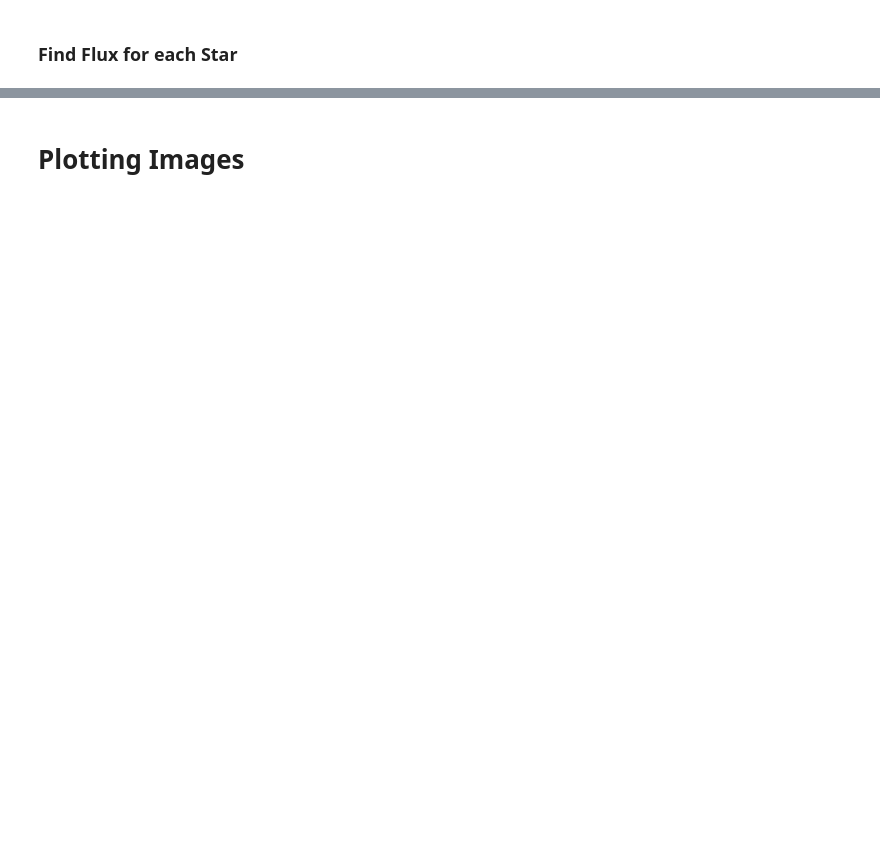
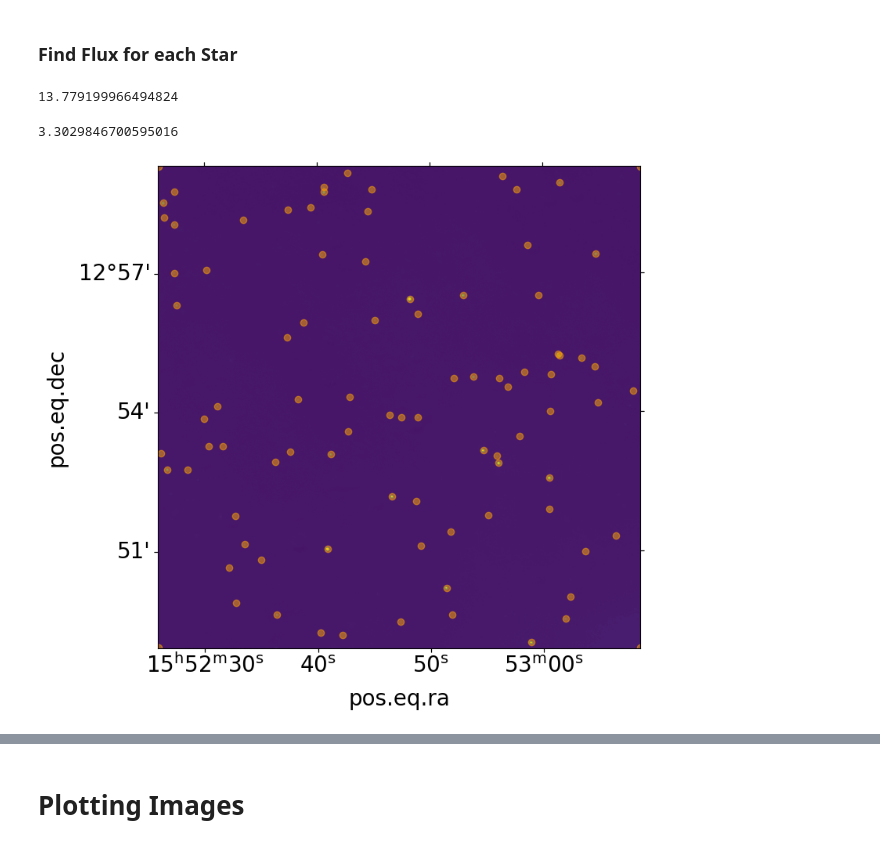
Before and after one commit to daraghhollman/UCD_PASS_Labs, a Jupyter notebook: Astronomy_Image_Analysis/astroImageAnalysis.ipynb, the cells around one changed output, grey strips where cells are left out. Cells and saved outputs as stored; diff of their text form; code cells hidden in the pictures; blank space fills up the shorter version.

```diff
--- a/Astronomy_Image_Analysis/astroImageAnalysis.ipynb
+++ b/Astronomy_Image_Analysis/astroImageAnalysis.ipynb
@@ -467,6 +470,7 @@ def SearchStars(image, fwhm=6., threshold=5, showPlot=False):
         plt.subplot(projection=wcs)
         plt.imshow(image, vmax=20000)
         plt.scatter(sources['xcentroid'], sources['ycentroid'], alpha=0.5, color="orange")
+        plt.grid()
 
     return sources
 
@@ -527,0 +521,54 @@ avgZeroPoint = np.mean(zeroPoints)
+# %%
+def ZeroPoint(flux, calibratedMagnitude, exposureTime):
+    return calibratedMagnitude + 2.5 * np.log10(flux / exposureTime)
+
+zeroPoints = list()
+starsList = [starA, starB, starC, starD]
+
+for star in starsList:
+    zeroPoints.append(ZeroPoint(star.flux, star.calibratedMagnitude, float(objectFITS_NNSer[17][0].header["EXPTIME"])))
+
+avgZeroPoint = np.mean(zeroPoints)
+print(avgZeroPoint)
+# %% [output]
+13.779199966494824
+# %%
+def LimitingMagnitude(image, zeroPoint, originalFITS):
+    sources = SearchStars(image, showPlot=True)
+    exposure = float(originalFITS[0][0].header["EXPTIME"])
+    lMag = 0
+
+
+
+    lowestFlux = -1
+    lowestID = 0
+    for el in sources:
+        if el["flux"] < lowestFlux or lowestFlux == -1:
+            lowestFlux = el["flux"]
+            lowestID = el["id"]
+
+    positions = np.transpose((sources['xcentroid'], sources['ycentroid']))
+
+    # Set up aperture and annulus
+    aperture = CircularAperture(positions, r=6.)
+    annulusAperture = CircularAnnulus(positions, r_in=10., r_out=15.)
+
+    # Make a list of apertures
+    apertures = [aperture, annulusAperture]
+
+    # Run aperture photometry
+    photoTable = aperture_photometry(image, apertures)
+
+    backgroundMean = photoTable['aperture_sum_1'] / annulusAperture.area
+    backgroundSum = backgroundMean * aperture.area
+    finalSum = photoTable['aperture_sum_1'] - backgroundSum
+
+    lMag = (-2.5*np.log10(finalSum[lowestID-1] / exposure) + zeroPoint)
+
+    return(lMag)
+
+limitingMagnitude = LimitingMagnitude(nnserIm17, avgZeroPoint, objectFITS_NNSer)
+print(limitingMagnitude)
+# %% [output]
+3.3029846700595016
+[figure, added]
```
Also changed, not shown: parts of 9 cells of this notebook, 36 other files.
